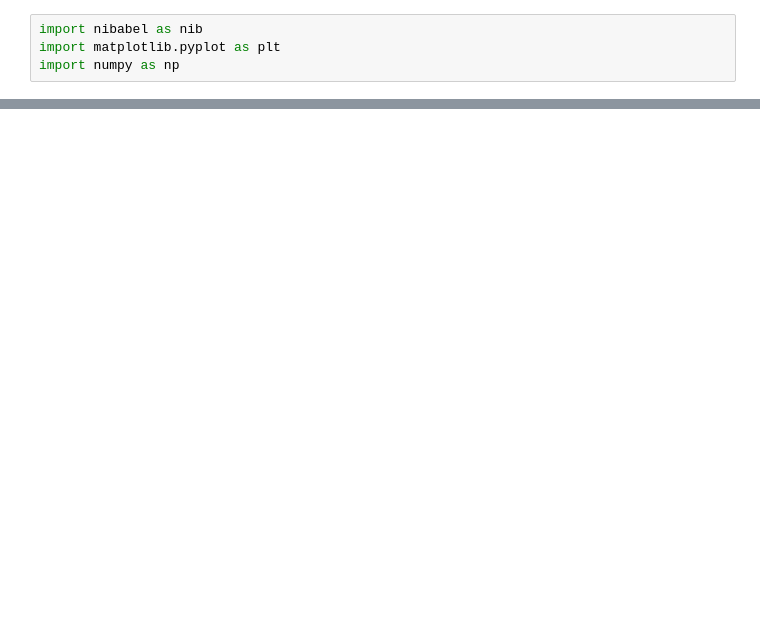
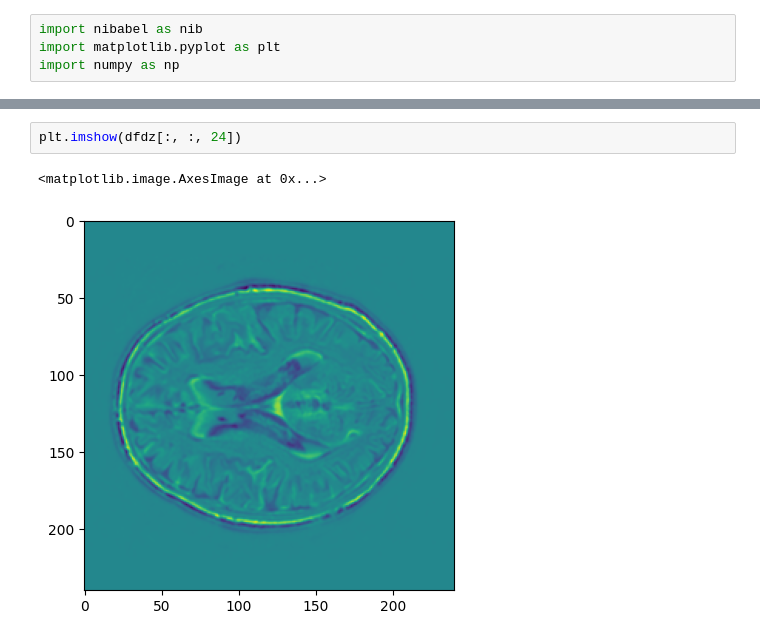
Before and after one commit to josegabjimenez/proyecto-procesamiento-imagenes, a Jupyter notebook: notebooks/border-detection/finite-differences.ipynb, the cells around one changed output, grey strips where cells are left out. Cells and saved outputs as stored; diff of their text form; blank space fills up the shorter version.

```diff
--- a/notebooks/border-detection/finite-differences.ipynb
+++ b/notebooks/border-detection/finite-differences.ipynb
@@ -53,0 +55,5 @@ plt.hist(image_data_rescaled[image_data_rescaled>0.01].flatten(), 100)
+# %%
+plt.imshow(dfdz[:, :, 24])
+# %% [output]
+<matplotlib.image.AxesImage at 0x...>
+[figure, added]
```
Also changed, not shown: parts of 12 cells of this notebook.
